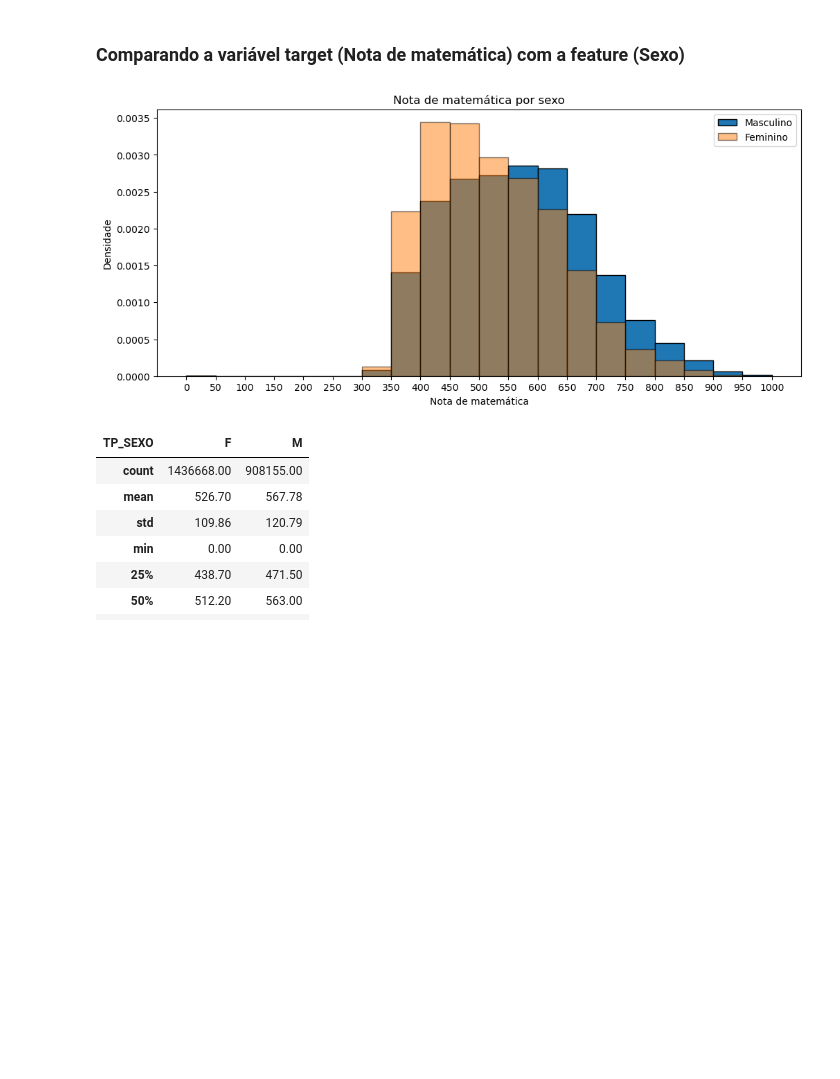
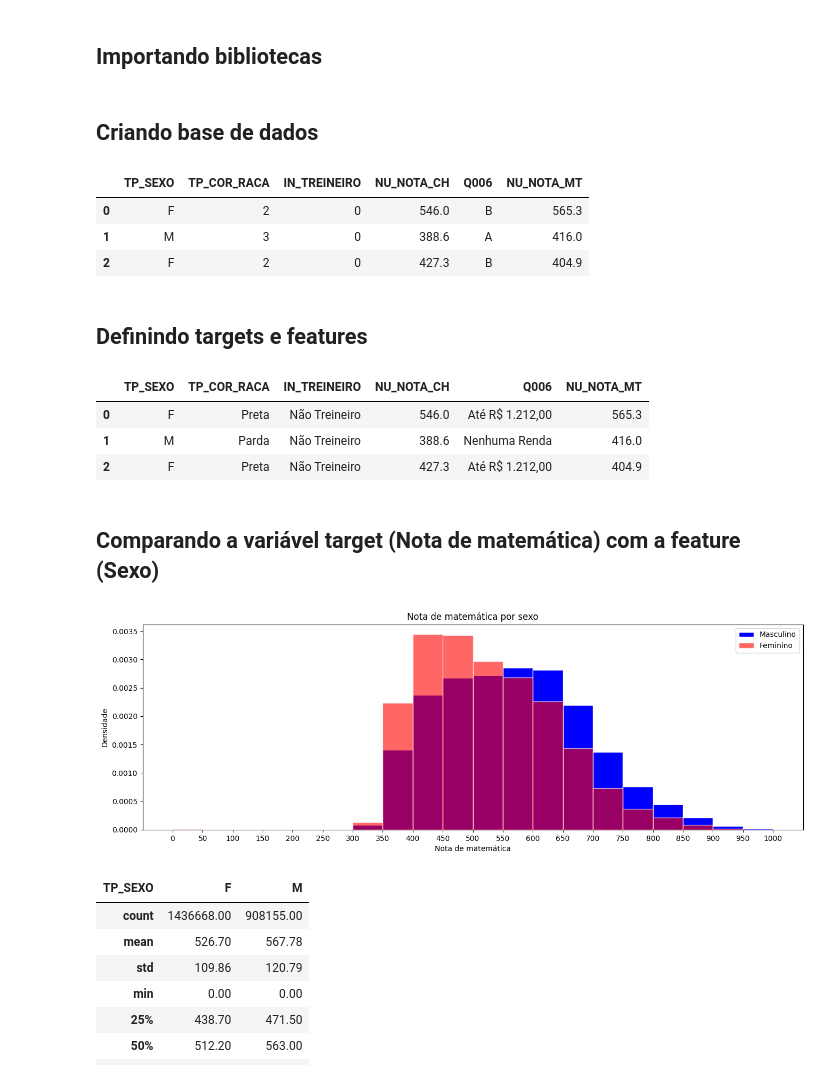
Before and after one commit to Phvr06/Proj2-Cdados, a Jupyter notebook: main.ipynb, the cells around one changed output. Saved outputs shown, nothing was run; the diff lists cells and outputs as text; code cells hidden in the pictures; blank space fills up the shorter version.

```diff
--- a/main.ipynb
+++ b/main.ipynb
@@ -1,3 +1,5 @@
+# %% [markdown]
+## Importando bibliotecas
 # %%
 import pandas as pd
 import matplotlib.pyplot as plt
@@ -8,8 +10,19 @@ from sklearn.model_selection import train_test_split
 from sklearn.metrics import mean_squared_error
 from sklearn.ensemble import RandomForestRegressor
 from sklearn.linear_model import LinearRegression
+# %% [markdown]
+## Criando base de dados
 # %%
 dados = pd.read_csv('./MICRODADOS_ENEM_2022.csv', sep=';', encoding='ISO-8859-1')
 dados.dropna(inplace=True)
 dados.reset_index(drop=True, inplace=True)
+# %%
+dados.head(3)
+# %% [output]
+|  | TP_SEXO | TP_COR_RACA | IN_TREINEIRO | NU_NOTA_CH | Q006 | NU_NOTA_MT |
+| 0 | F | 2 | 0 | 546.0 | B | 565.3 |
+| 1 | M | 3 | 0 | 388.6 | A | 416.0 |
+| 2 | F | 2 | 0 | 427.3 | B | 404.9 |
+# %% [markdown]
+## Definindo targets e features
 # %%
@@ -54,19 +73,28 @@ dados['IN_TREINEIRO'] = treineiro
+# %%
+dados.head(3)
+# %% [output]
+|  | TP_SEXO | TP_COR_RACA | IN_TREINEIRO | NU_NOTA_CH | Q006 | NU_NOTA_MT |
+| 0 | F | Preta | Não Treineiro | 546.0 | Até R$ 1.212,00 | 565.3 |
+| 1 | M | Parda | Não Treineiro | 388.6 | Nenhuma Renda | 416.0 |
+| 2 | F | Preta | Não Treineiro | 427.3 | Até R$ 1.212,00 | 404.9 |
 # %% [markdown]
-### Comparando a variável target (Nota de matemática) com a feature (Sexo)
+## Comparando a variável target (Nota de matemática) com a feature (Sexo)
 # %%
+# Separação das notas de matemática com base no sexo (MASCSULINO e FEMININO)
 nota_mat_masc = dados.loc[dados.TP_SEXO == 'M', 'NU_NOTA_MT']
 nota_mat_fem = dados.loc[dados.TP_SEXO == 'F', 'NU_NOTA_MT']
 
+### Plotagem do histograma das notas de matemática por sexo ###
 amp = np.linspace(0, 1000, 21)
-plt.figure(figsize=(12, 5))
-plt.hist(nota_mat_masc, bins=amp, edgecolor='black', density=True, label='Masculino')
-plt.hist(nota_mat_fem, bins=amp, edgecolor='black', density=True, alpha=0.5, label='Feminino')
+plt.figure(figsize=(16, 5))
+plt.hist(nota_mat_masc, bins=amp, edgecolor='white', color='b', density=True, label='Masculino')
+plt.hist(nota_mat_fem, bins=amp, edgecolor='white', color='r', density=True, alpha=0.6, label='Feminino')
 plt.title('Nota de matemática por sexo')
 plt.ylabel('Densidade')
 plt.xlabel('Nota de matemática')
 plt.xticks(amp)
 plt.legend()
 plt.show()
 # %% [output]
-[figure, old version]
+[figure, new version]
 # %%
```
Also changed, not shown: parts of 39 cells of this notebook.
